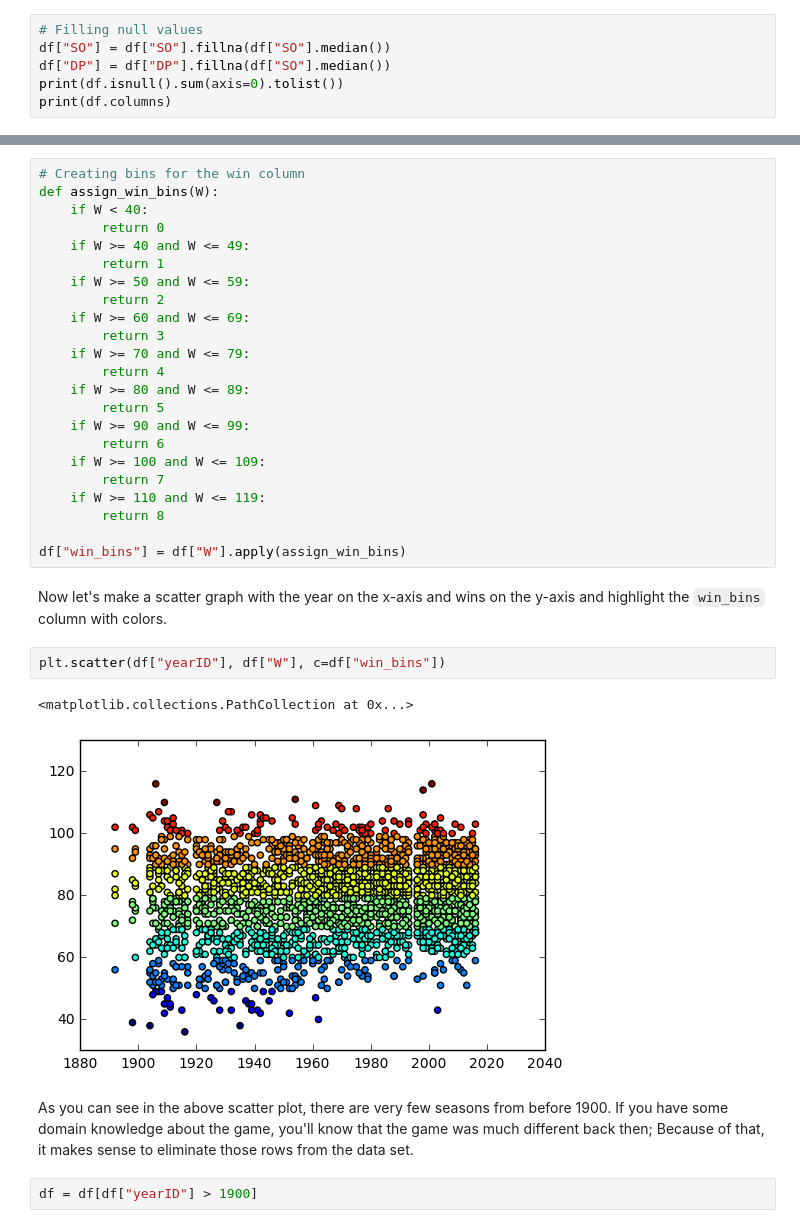
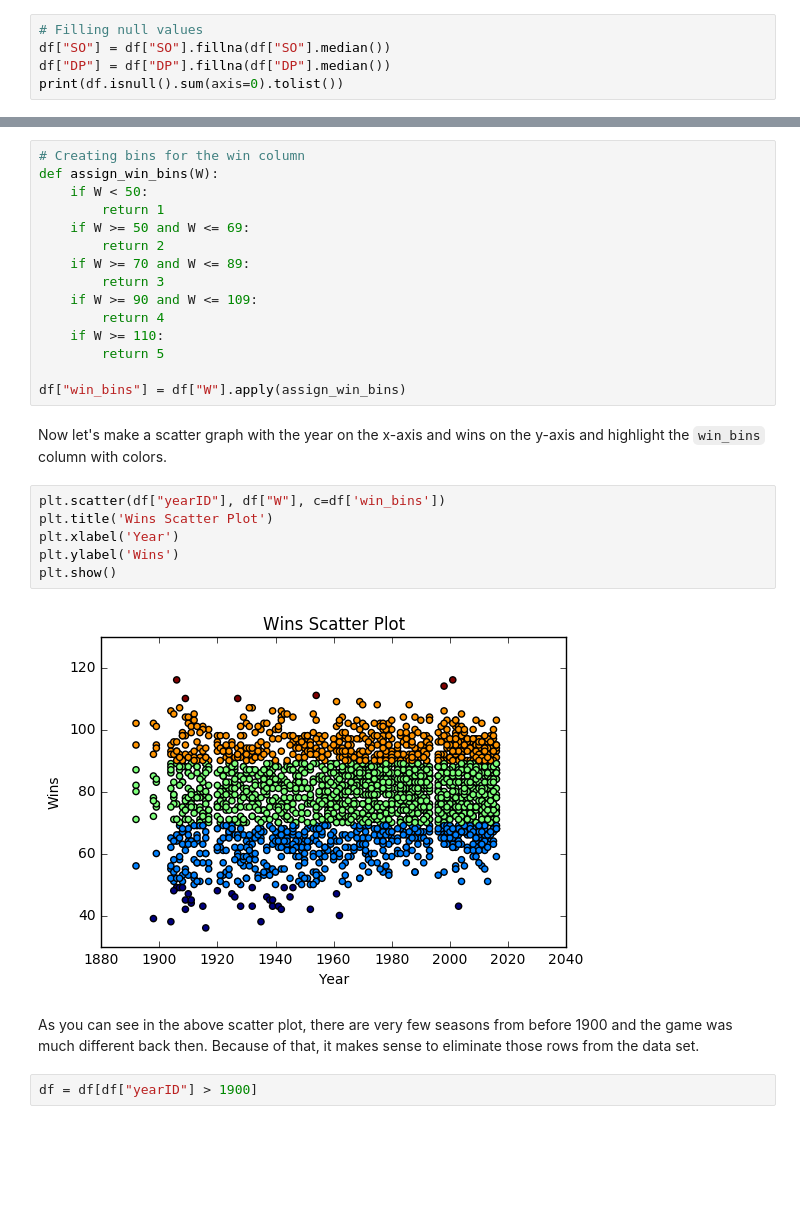
Before and after one commit to Sharp-Data/Scikit-Learn-Tutorial, a Jupyter notebook: Part-I-Predicting-MLB-Wins.ipynb, the cells around one changed output, grey strips where cells are left out. Cells and saved outputs as stored; diff of their text form; blank space fills up the shorter version.

```diff
--- a/Part-I-Predicting-MLB-Wins.ipynb
+++ b/Part-I-Predicting-MLB-Wins.ipynb
@@ -143,8 +143,7 @@ And here's where you'll see a trade-off: you don't have too many null values, bu
 # %%
 # Filling null values
 df["SO"] = df["SO"].fillna(df["SO"].median())
-df["DP"] = df["DP"].fillna(df["SO"].median())
+df["DP"] = df["DP"].fillna(df["DP"].median())
 print(df.isnull().sum(axis=0).tolist())
-print(df.columns)
 # %% [output]
 [0, 0, 0, 0, 0, 0, 0, 0, 0, 0, 0, 0, 0, 0, 0, 0, 0, 0, 0, 0, 0, 0, 0, 0, 0, 0, 0]
@@ -173,35 +167,30 @@ To create your win labels, you'll create a function called `assign_win_bins` whi
 # %%
 # Creating bins for the win column
 def assign_win_bins(W):
-    if W < 40:
-        return 0
-    if W >= 40 and W <= 49:
+    if W < 50:
         return 1
-    if W >= 50 and W <= 59:
+    if W >= 50 and W <= 69:
         return 2
-    if W >= 60 and W <= 69:
+    if W >= 70 and W <= 89:
         return 3
-    if W >= 70 and W <= 79:
+    if W >= 90 and W <= 109:
         return 4
-    if W >= 80 and W <= 89:
+    if W >= 110:
         return 5
-    if W >= 90 and W <= 99:
-        return 6
-    if W >= 100 and W <= 109:
-        return 7
-    if W >= 110 and W <= 119:
-        return 8
 
 df["win_bins"] = df["W"].apply(assign_win_bins)
 # %% [markdown]
 Now let's make a scatter graph with the year on the x-axis and wins on the y-axis and highlight the `win_bins` column with colors.
 # %%
-plt.scatter(df["yearID"], df["W"], c=df["win_bins"])
+plt.scatter(df["yearID"], df["W"], c=df['win_bins'])
+plt.title('Wins Scatter Plot')
+plt.xlabel('Year')
+plt.ylabel('Wins')
+plt.show()
 # %% [output]
-<matplotlib.collections.PathCollection at 0x...>
-[figure, old version]
+[figure, new version]
 # %% [markdown]
-As you can see in the above scatter plot, there are very few seasons from before 1900. If you have some domain knowledge about the game, you'll know that the game was much different back then; Because of that, it makes sense to eliminate those rows from the data set.
+As you can see in the above scatter plot, there are very few seasons from before 1900 and the game was much different back then. Because of that, it makes sense to eliminate those rows from the data set.
 # %%
 df = df[df["yearID"] > 1900]
 # %% [markdown]
```
Also changed, not shown: parts of 21 cells of this notebook.
